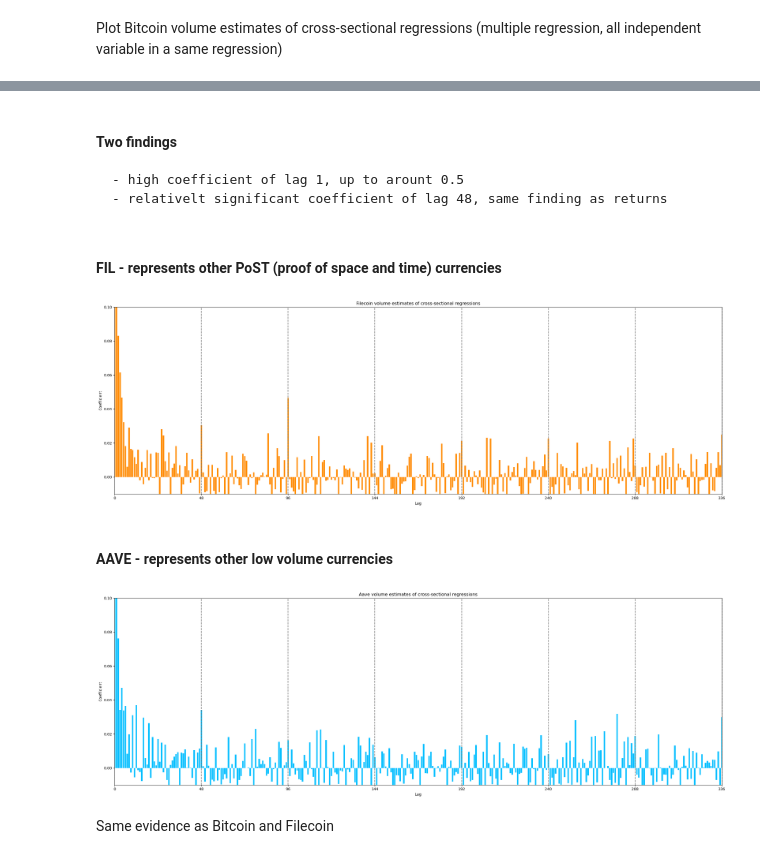
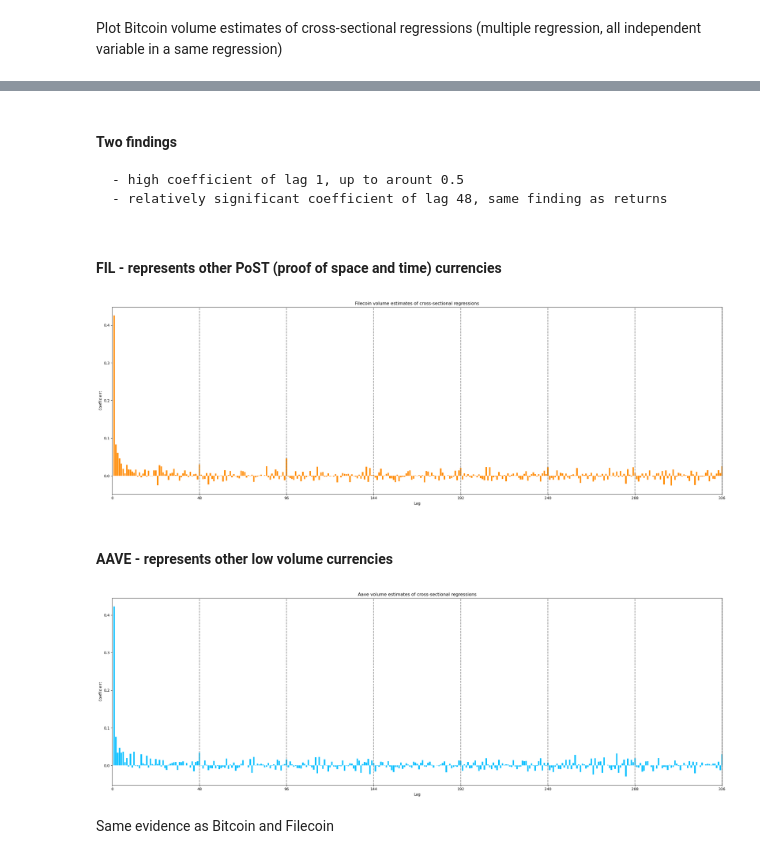
Before and after one commit to junxunliu/crypto_analysis, a Jupyter notebook: cryptocurrency_analysis.ipynb, the cells around one changed output, grey strips where cells are left out. Saved outputs shown, nothing was run; the diff lists cells and outputs as text; code cells hidden in the pictures.

```diff
--- a/cryptocurrency_analysis.ipynb
+++ b/cryptocurrency_analysis.ipynb
@@ -1101,0 +1105,29 @@ plt.show()
+# %%
+# Extract t-statistics
+tstats = np.array(tvalue_btc)
+# Delete intercept coef
+tstats = np.delete(tstats, 0)
+tstats = np.insert(tstats, 0, 0)
+lags = np.delete(coef_btc.index, 0)
+lags = np.array([int(re.findall('\d+', lag)[0]) for lag in lags])
+lags = np.insert(lags, 0, 0)
+# Create a bar plot
+tstats = tstats[:337]
+lags = lags[:337]
+fig, ax = plt.subplots(figsize=(24, 8))
+ax.bar(lags, tstats, color='#FF8C00')
+ax.set_ylabel('Coefficient')
+ax.set_xlabel('Lag')
+# set the y limit
+# ax.set_ylim(-0.02, 0.1)
+# set the x ticks
+ax.set_xticks(lags[::48])
+ax.set_xlim(lags.min())
+# insert vertical lines for plot
+xticks = ax.get_xticks()
+for xtick in xticks:
+    ax.axvline(x=xtick, color='gray', linestyle='--')
+ax.set_title('Bitcoin volume estimates of cross-sectional regressions')
+fig.tight_layout()
+plt.show()
+fig.savefig('output/multy_reg_btc_vol_tval.jpg')
@@ -1105,7 +1139,7 @@ tvalue_btc = BTC_lag1440_vol_reg.tvalues
 # %% [markdown]
 #### Two findings
     - high coefficient of lag 1, up to arount 0.5
-    - relativelt significant coefficient of lag 48, same finding as returns
+    - relatively significant coefficient of lag 48, same finding as returns
 # %% [markdown]
 #### FIL - represents other PoST (proof of space and time) currencies
 # %%
@@ -1134,7 +1168,7 @@ FIL_lag1440_vol_reg = sm.OLS(y, X).fit()
 coef_fil = FIL_lag1440_vol_reg.params
 # Delete intercept coef
 gamma = np.delete(coef_fil.values, 0)
-gamma = np.insert(gamma, 0, 1)
+gamma = np.insert(gamma, 0, 0)
 lags = np.delete(coef_fil.index, 0)
 lags = np.array([int(re.findall('\d+', lag)[0]) for lag in lags])
 lags = np.insert(lags, 0, 0)
@@ -1146,7 +1180,7 @@ ax.bar(lags, gamma, color='#FF8C00')
 ax.set_ylabel('Coefficient')
 ax.set_xlabel('Lag')
 # set the y limit
-ax.set_ylim(-0.01, 0.1)
+# ax.set_ylim(-0.01, 0.1)
 # set the x ticks
 ax.set_xticks(lags[::48])
 ax.set_xlim(lags.min(), lags.max())
@@ -1158,7 +1192,7 @@ ax.set_title('Filecoin volume estimates of cross-sectional regressions')
 fig.tight_layout()
 plt.show()
 # %% [output]
-[figure, old version]
+[figure, new version]
 # %%
 # store t-stat for later use
 tvalue_fil = FIL_lag1440_vol_reg.tvalues
@@ -1188,33 +1222,33 @@ AAVE_lag1440_vol_reg = sm.OLS(y, X).fit()
 # %%
 # Extract coefficients
 coef_aave = AAVE_lag1440_vol_reg.params
 # Delete intercept coef
 gamma = np.delete(coef_aave.values, 0)
-gamma = np.insert(gamma, 0, 1)
+gamma = np.insert(gamma, 0, 0)
 lags = np.delete(coef_aave.index, 0)
 lags = np.array([int(re.findall('\d+', lag)[0]) for lag in lags])
 lags = np.insert(lags, 0, 0)
 # Create a bar plot
 gamma = gamma[:337]
 lags = lags[:337]
 fig, ax = plt.subplots(figsize=(24, 8))
 ax.bar(lags, gamma, color='#00BFFF')
 ax.set_ylabel('Coefficient')
 ax.set_xlabel('Lag')
 # set the y limit
-ax.set_ylim(-0.01, 0.1)
+# ax.set_ylim(-0.01, 0.1)
 # set the x ticks
 ax.set_xticks(lags[::48])
 ax.set_xlim(lags.min(), lags.max())
 # insert vertical lines for plot
 xticks = ax.get_xticks()
 for xtick in xticks:
     ax.axvline(x=xtick, color='gray', linestyle='--')
 ax.set_title('Aave volume estimates of cross-sectional regressions')
 fig.tight_layout()
 plt.show()
 # %% [output]
-[figure, old version]
+[figure, new version]
 # %% [markdown]
 Same evidence as Bitcoin and Filecoin
 # %%
```
Also changed, not shown: parts of 3 cells of this notebook, 3 other files.
